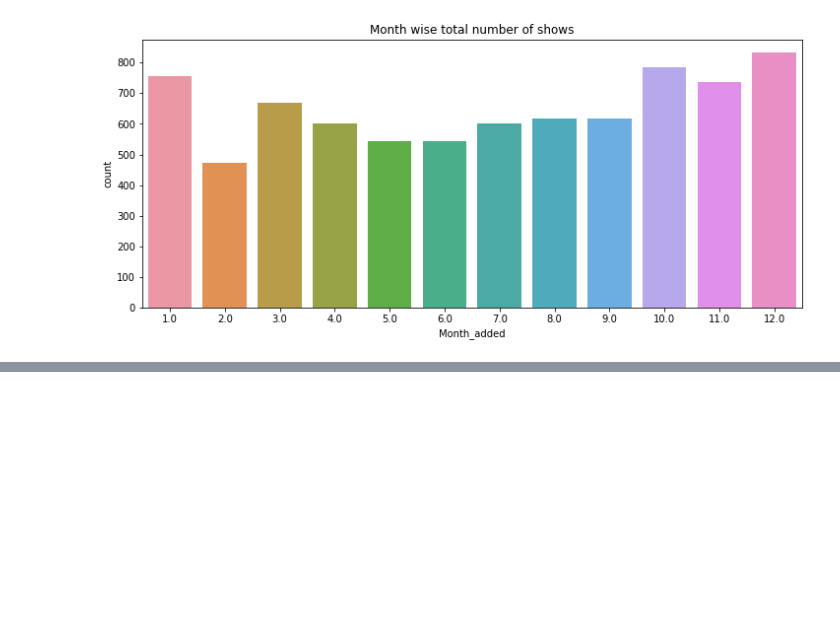
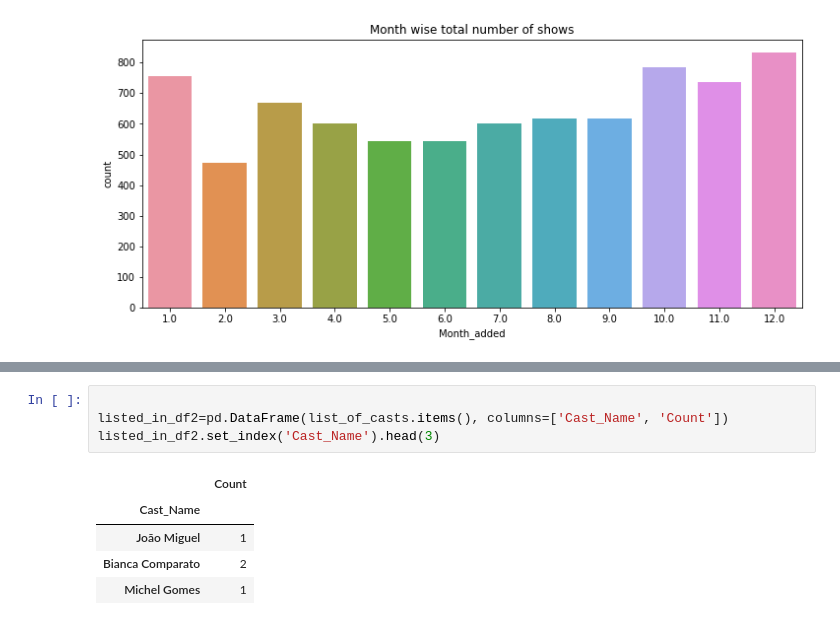
Before and after one commit to SuhasTantri/Netflix-movies-and-tv-shows-clustering, a Jupyter notebook: Raghavendra_and_Suhas_Team_NETFLIX_MOVIES_AND_TV_SHOWS_CLUSTERING.ipynb, the cells around one changed output, grey strips where cells are left out. Drawn from its saved outputs; the diff is of its cells as text; blank space fills up the shorter version.

```diff
--- a/Raghavendra_and_Suhas_Team_NETFLIX_MOVIES_AND_TV_SHOWS_CLUSTERING.ipynb
+++ b/Raghavendra_and_Suhas_Team_NETFLIX_MOVIES_AND_TV_SHOWS_CLUSTERING.ipynb
@@ -251,0 +261,10 @@ sns.countplot(x='Month_added',data=df)
+# %%
+
+listed_in_df2=pd.DataFrame(list_of_casts.items(), columns=['Cast_Name', 'Count'])
+listed_in_df2.set_index('Cast_Name').head(3)
+# %% [output]
+|  | Count |
+| Cast_Name |  |
+| João Miguel | 1 |
+| Bianca Comparato | 2 |
+| Michel Gomes | 1 |
```
Also changed, not shown: parts of 10 cells of this notebook.
